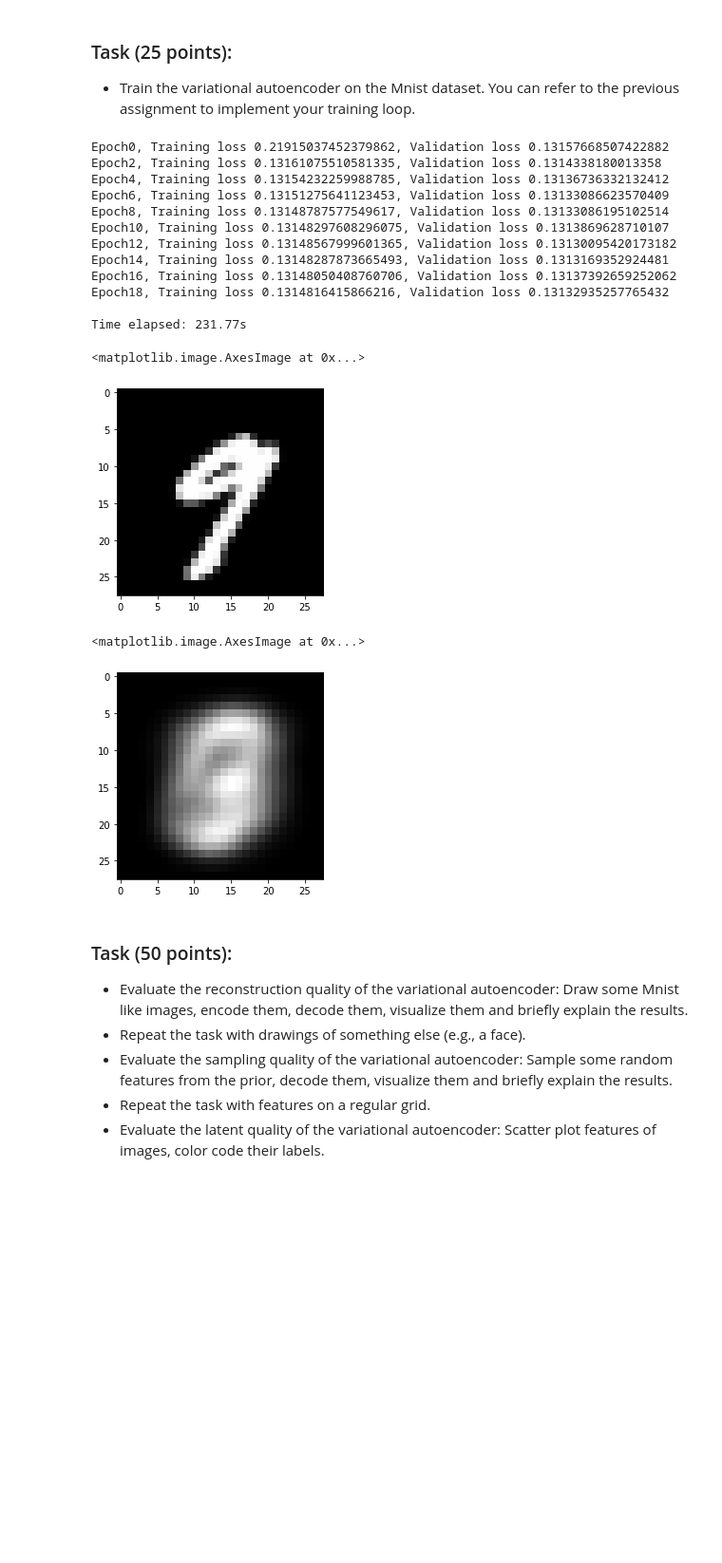
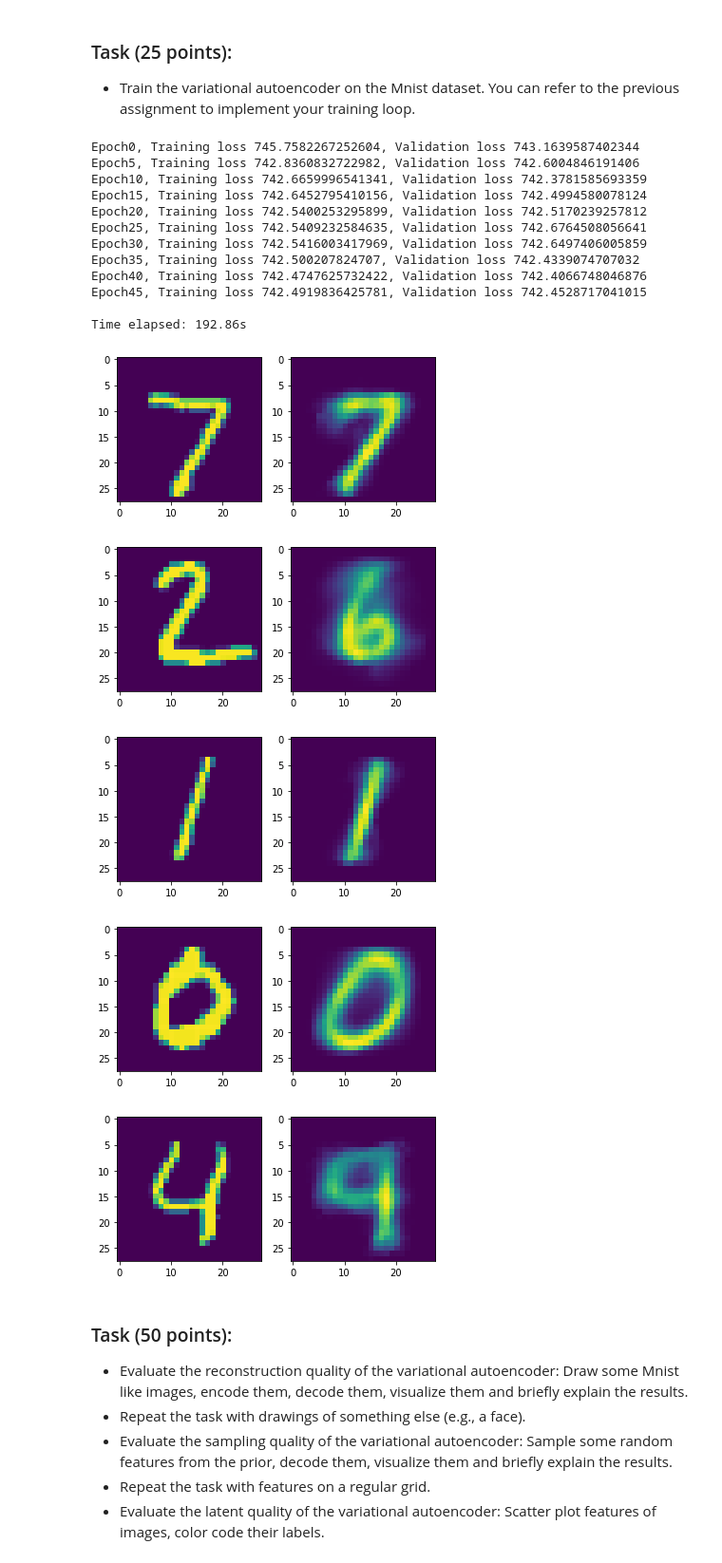
Before and after one commit to thijsgelton/P9-Group7_VariationalAutoEncoder, a Jupyter notebook: VAE.ipynb, the cells around one changed output. Shown at 95% size. Saved outputs shown, nothing was run; the diff lists cells and outputs as text; code cells hidden in the pictures; blank space fills up the shorter version.

```diff
--- a/VAE.ipynb
+++ b/VAE.ipynb
@@ -113,7 +111,7 @@ Recall that the encoder transforms observables (images) to latents (features). I
 # %%
 class Encoder(nn.HybridSequential):
     def __init__(self, activation = "relu", hiddens= 400, latents = 2, layers = 1, **kwargs): # Feel free to use different arguments
-        super(Encoder, self).__init__(**kwargs)
+        super(Encoder, self).__init__(prefix = "encoder", **kwargs)
         for i in range(layers):
             self.add(nn.Dense(hiddens, activation=activation))
         self.add(nn.Dense(latents * 2)) # No activation function, because mean and std can be [-inf, +inf]
@@ -169,12 +171,13 @@ class VariationalAutoencoder(gluon.HybridBlock):
             self.decoder = Decoder(activation, hiddens, observables, layers, **kwargs)
 
     def hybrid_forward(self, F, x):
-        mean_lv = self.encoder(x)
-        z_mean, z_log_var = F.split(mean_lv, axis=1, num_outputs=2)
+        z_mean, z_log_var = F.split(self.encoder(x), axis=1, num_outputs=2)
+
         eps = F.random_normal(loc=0, scale=1, shape=(x.shape[0], self.latents), ctx=model_ctx) # Reparamitisation trick
         z = z_mean + F.exp(0.5 * z_log_var) * eps
-        x_hat = self.decoder(z)
-        return x, x_hat, z_mean, z_log_var
+
+        x_mean, x_log_var = F.split(self.decoder(z), axis=1, num_outputs=2)
+        return x, x_mean, x_log_var, z_mean, z_log_var
 # %% [markdown]
 ### Task (25 points):
 
@@ -192,6 +193,6 @@ trainer = gluon.Trainer(vae_model.collect_params(), 'adam', {'learning_rate': 0.
 # %%
 import time
-n_epoch = 20
+n_epoch = 50
 print_period = n_epoch // 10
 start = time.time()
 
@@ -249,31 +250,32 @@ for i in tqdm(range(n_epoch), desc='epochs'):
 end = time.time()
 print('Time elapsed: {:.2f}s'.format(end - start))
 # %% [output]
-Epoch0, Training loss 0.21915037452379862, Validation loss 0.13157668507422882
-Epoch2, Training loss 0.13161075510581335, Validation loss 0.1314338180013358
-Epoch4, Training loss 0.13154232259988785, Validation loss 0.13136736332132412
-Epoch6, Training loss 0.13151275641123453, Validation loss 0.13133086623570409
-Epoch8, Training loss 0.13148787577549617, Validation loss 0.13133086195102514
-Epoch10, Training loss 0.13148297608296075, Validation loss 0.1313869628710107
-Epoch12, Training loss 0.13148567999601365, Validation loss 0.13130095420173182
-Epoch14, Training loss 0.13148287873665493, Validation loss 0.1313169352924481
-Epoch16, Training loss 0.13148050408760706, Validation loss 0.13137392659252062
-Epoch18, Training loss 0.1314816415866216, Validation loss 0.13132935257765432
+Epoch0, Training loss 745.7582267252604, Validation loss 743.1639587402344
+Epoch5, Training loss 742.8360832722982, Validation loss 742.6004846191406
+Epoch10, Training loss 742.6659996541341, Validation loss 742.3781585693359
+Epoch15, Training loss 742.6452795410156, Validation loss 742.4994580078124
+Epoch20, Training loss 742.5400253295899, Validation loss 742.5170239257812
+Epoch25, Training loss 742.5409232584635, Validation loss 742.6764508056641
+Epoch30, Training loss 742.5416003417969, Validation loss 742.6497406005859
+Epoch35, Training loss 742.500207824707, Validation loss 742.4339074707032
+Epoch40, Training loss 742.4747625732422, Validation loss 742.4066748046876
+Epoch45, Training loss 742.4919836425781, Validation loss 742.4528717041015
 
-Time elapsed: 231.77s
+Time elapsed: 192.86s
-# %%
-test_img = mnist["test_data"][20, 0]
-plt.imshow(test_img, cmap='gray')
-# %% [output]
-<matplotlib.image.AxesImage at 0x...>
-[figure, removed]
-# %%
-x, x_hat, z_mean, z_log_var = vae_model(nd.array(test_img.reshape(1, 784)).as_in_context(model_ctx))
-# %%
-plt.imshow(x_hat[0].asnumpy().reshape(28, 28), cmap='gray')
-# %% [output]
-<matplotlib.image.AxesImage at 0x...>
-[figure, removed]
+# %%
+for test_img in mnist["test_data"][0:5, 0]:
+    plt.subplot(1, 2, 1)
+    plt.imshow(test_img)
+    x, x_mean, x_log_var, z_mean, z_log_var = vae_model(nd.array(test_img.reshape(1, 784)).as_in_context(model_ctx))
+    plt.subplot(1, 2, 2)
+    plt.imshow(x_mean[0].asnumpy().reshape(28,28))
+    plt.show()
+# %% [output]
+[figure, added]
+[figure, added]
+[figure, added]
+[figure, added]
+[figure, added]
 # %% [markdown]
 ### Task (50 points):
 * Evaluate the reconstruction quality of the variational autoencoder: Draw some Mnist like images, encode them, decode them, visualize them and briefly explain the results.
```
Also changed, not shown: parts of 6 cells of this notebook.
